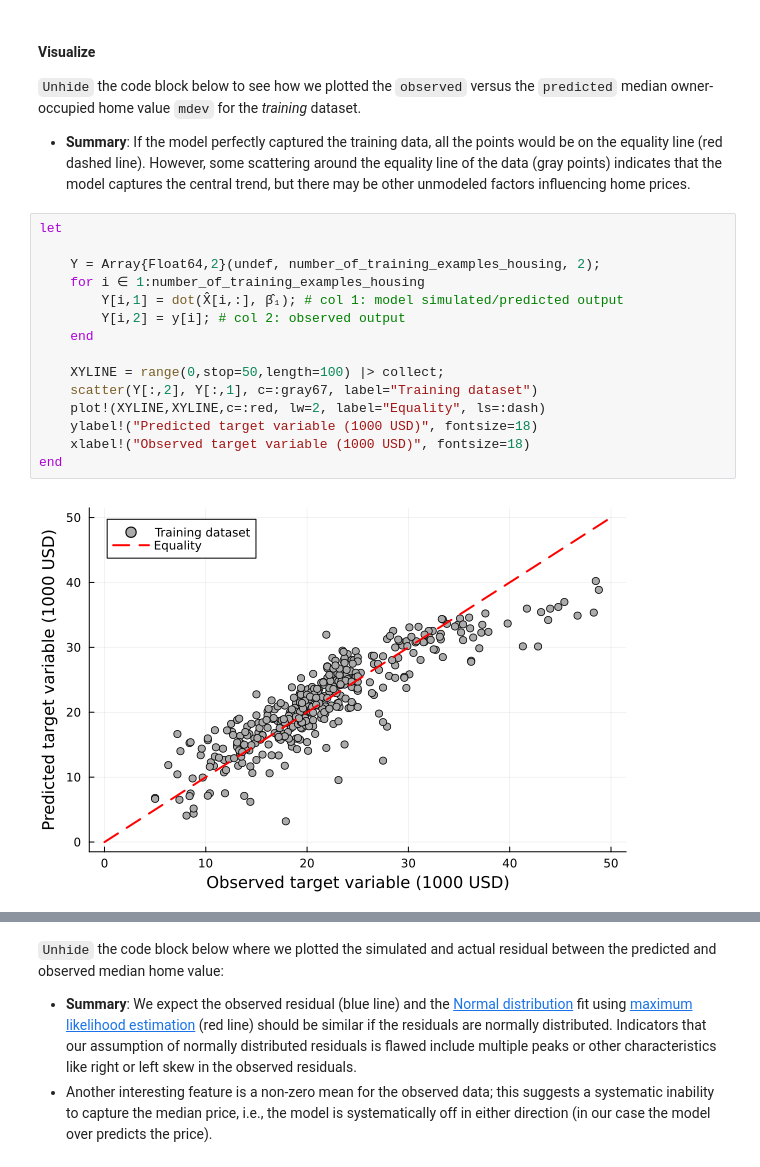
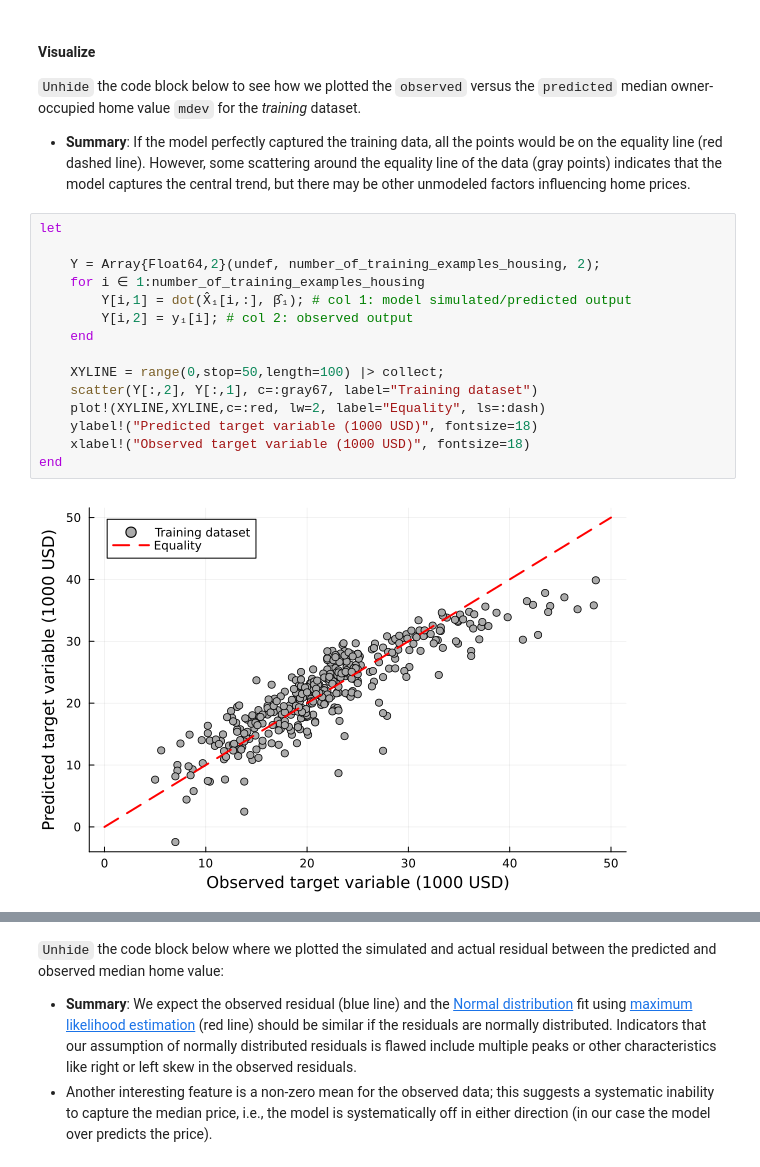
Before and after one commit to varnerlab/CHEME-5820-Lectures-Spring-2025, a Jupyter notebook: lectures/week-3/L3a/CHEME-5820-L3a-LinearRegressionModels-S2025.ipynb, the cells around one changed output, grey strips where cells are left out. Saved outputs shown, nothing was run; the diff lists cells and outputs as text.

```diff
--- a/lectures/week-3/L3a/CHEME-5820-L3a-LinearRegressionModels-S2025.ipynb
+++ b/lectures/week-3/L3a/CHEME-5820-L3a-LinearRegressionModels-S2025.ipynb
@@ -260,17 +259,17 @@ end;
 # %%
 let
 
     Y = Array{Float64,2}(undef, number_of_training_examples_housing, 2);
     for i ∈ 1:number_of_training_examples_housing
-        Y[i,1] = dot(X̂[i,:], β̂₁); # col 1: model simulated/predicted output
-        Y[i,2] = y[i]; # col 2: observed output
+        Y[i,1] = dot(X̂₁[i,:], β̂₁); # col 1: model simulated/predicted output
+        Y[i,2] = y₁[i]; # col 2: observed output
     end
 
     XYLINE = range(0,stop=50,length=100) |> collect;
     scatter(Y[:,2], Y[:,1], c=:gray67, label="Training dataset")
     plot!(XYLINE,XYLINE,c=:red, lw=2, label="Equality", ls=:dash)
     ylabel!("Predicted target variable (1000 USD)", fontsize=18)
     xlabel!("Observed target variable (1000 USD)", fontsize=18)
 end
 # %% [output]
-[figure, old version]
+[figure, new version]
```
Also changed, not shown: parts of 35 cells of this notebook.
